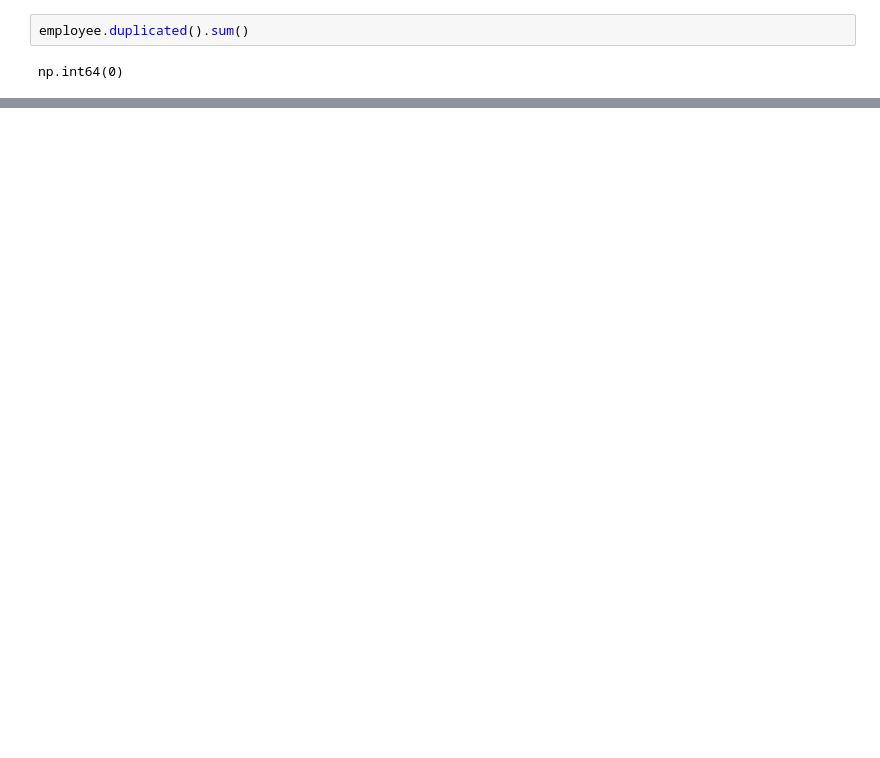
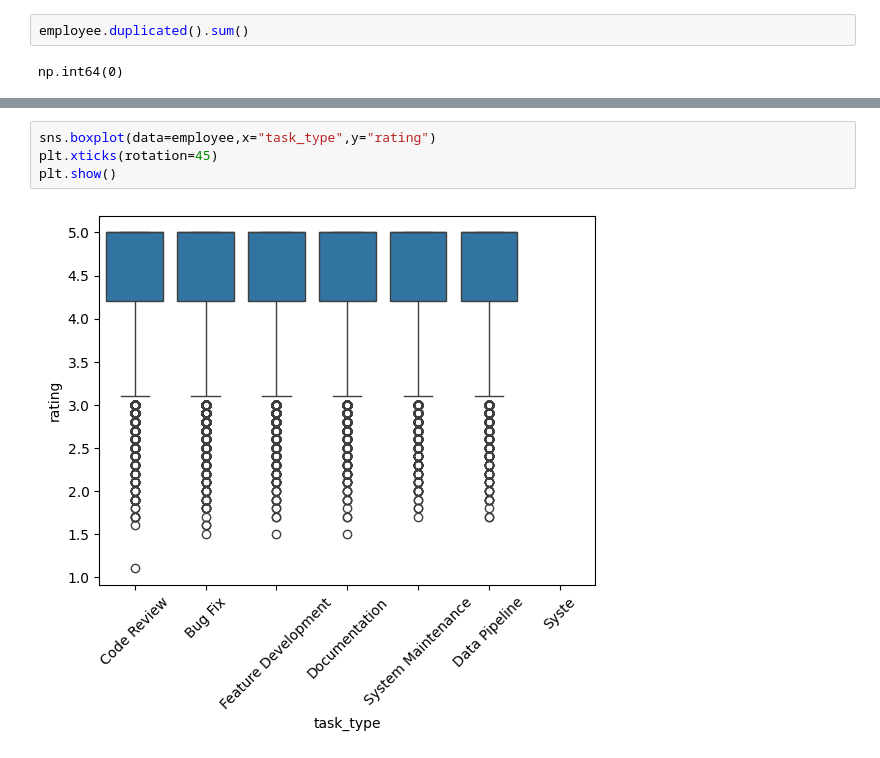
Before and after one commit to sivasankar39/C-Spark-Employee-Performance-Analysis, a Jupyter notebook: notebooks/EDA_1.ipynb, the cells around one changed output, grey strips where cells are left out. Cells and saved outputs as stored; diff of their text form; blank space fills up the shorter version.

```diff
--- a/notebooks/EDA_1.ipynb
+++ b/notebooks/EDA_1.ipynb
@@ -298,0 +351,6 @@ plt.show()
+# %%
+sns.boxplot(data=employee,x="task_type",y="rating")
+plt.xticks(rotation=45)
+plt.show()
+# %% [output]
+[figure, added]
```
Also changed, not shown: parts of 32 cells of this notebook.
